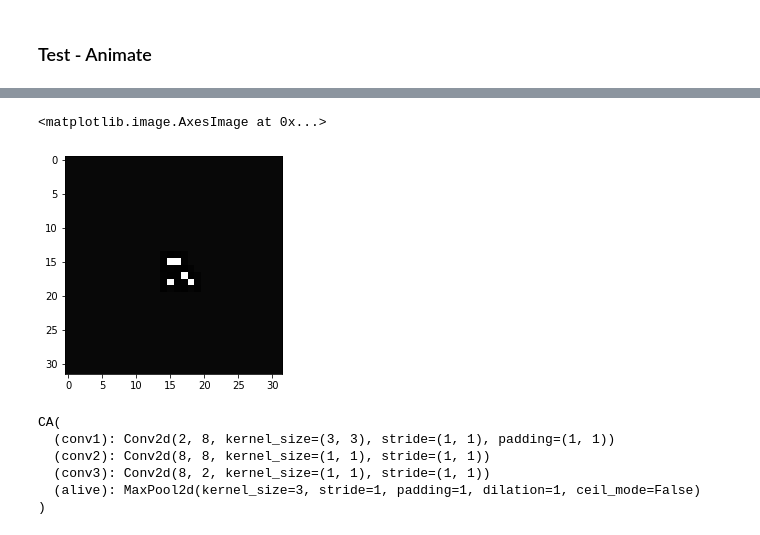
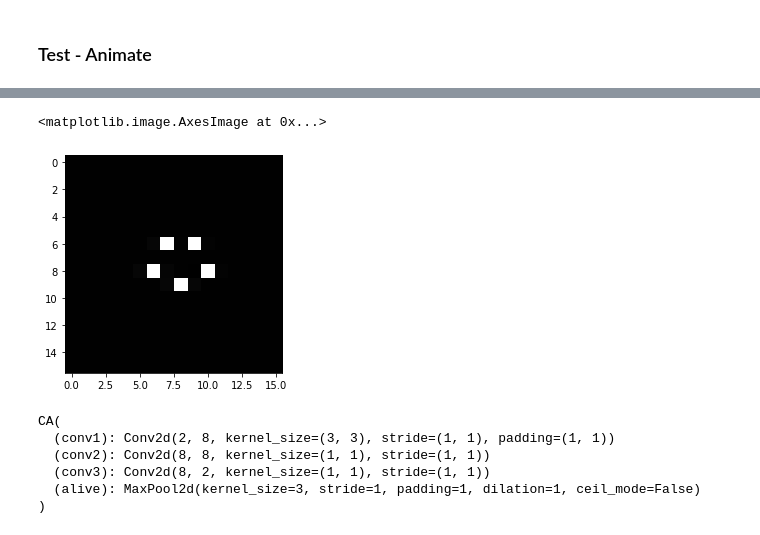
Before and after one commit to Yarlermanden/MultiCellularAutomata, a Jupyter notebook: Experiments/Stable_Moving_CA.ipynb, the cells around one changed output, grey strips where cells are left out. Saved outputs shown, nothing was run; the diff lists cells and outputs as text; code cells hidden in the pictures.

```diff
--- a/Experiments/Stable_Moving_CA.ipynb
+++ b/Experiments/Stable_Moving_CA.ipynb
@@ -74,39 +72,31 @@ class CA(nn.Module):
 # %%
 def get_random_state():
-    mat = torch.zeros(32, 32, device=device)
+    mat = torch.zeros(16, 16, device=device)
     #mat = torch.zeros(32, 32, 8, device=device)
     mat2 = torch.rand(5,5, device=device) > 0.7
 
-    #mat[14:19,14:19, 0] = mat2
-    mat[14:19,14:19] = mat2
+    #mat[14:19,14:19] = mat2
+    mat[6:11,6:11] = mat2
     zeros = torch.zeros_like(mat, device=device)
-    #state = torch.stack([1 - mat, mat])
-    state = torch.stack([mat, zeros])
+    state = torch.stack([mat, zeros, zeros, zeros])
     return state
 
 def train(model, iterations, optimizer, criterion, epochs=1):
     losses = np.zeros(iterations * epochs // 10)
     for epoch in tqdm(range(epochs)):
         for i in range(iterations):
-            if iterations % 1000 == 0:
+            if i % 4000 == 0:
                 state = get_random_state()
             #input_alive_count = torch.count_nonzero(torch.where(state > 0.1, state, 0)).type(torch.float32)
             #could use this to mask out all except the top n cells
 
-            #torch.where(x > 0 | x<0.1, x, y)
-            #kunne lave en tensor med count på mellem 0.0-0.1, 0.1-0.2, 0.2-0.3 ...
+            optimizer.zero_grad()
+            if epoch < 5:
+                state_hat = model(state, epoch+1)
+            else:
+                state_hat = model(state, 50)
 
-            optimizer.zero_grad()
-            #state.requires_grad = True
-            state_hat = model(state, epoch+1)
-
-            #scale = torch.sum(state) / torch.sum(state_hat)
-            loss = criterion(state_hat, state)
-
-            #loss2 = criterion(scale, torch.tensor([1.0], device=device))
-            #alive_count = alive_count.type(torch.float32)
-            #loss3 = criterion(alive_count, input_alive_count) * 0.000001
-            #loss = loss1 #+ loss2 #+ loss3
+            loss = criterion(state_hat[0], state[0])
 
             if i % 10 == 0:
                 losses[epoch*iterations//10 + i//10] = loss.item()
@@ -118,13 +108,11 @@ def train(model, iterations, optimizer, criterion, epochs=1):
 ### Main
 # %%
 #initial state
-#...
 model = CA().to(device)
-iterations = 50000
-epochs = 1
+iterations = 10000
+epochs = 6
 lr = 0.0001
 optimizer = optim.Adam(model.parameters(), lr=lr)
 criterion = nn.MSELoss()
-#criterion = nn.L1Loss()
 model, losses = train(model, iterations, optimizer, criterion, epochs)
 # %% [output]
@@ -188,10 +181,11 @@ IPython.display.HTML(animation.FuncAnimation(fig, animate, frames=50, interval=1
 # %%
 state1 = state
 state1 = model(state1, 1)
-plt.imshow(state1.reshape(2, 32,32).cpu().detach().numpy()[0], cmap='gray')
+#plt.imshow(state1.reshape(2, 32,32).cpu().detach().numpy()[0], cmap='gray')
+plt.imshow(state1.reshape(4, 16, 16).cpu().detach().numpy()[0], cmap='gray')
 # %% [output]
 <matplotlib.image.AxesImage at 0x...>
-[figure, old version]
+[figure, new version]
 # %%
 print(model)
 # %% [output]
```
Also changed, not shown: parts of 9 cells of this notebook, 11 other files.
